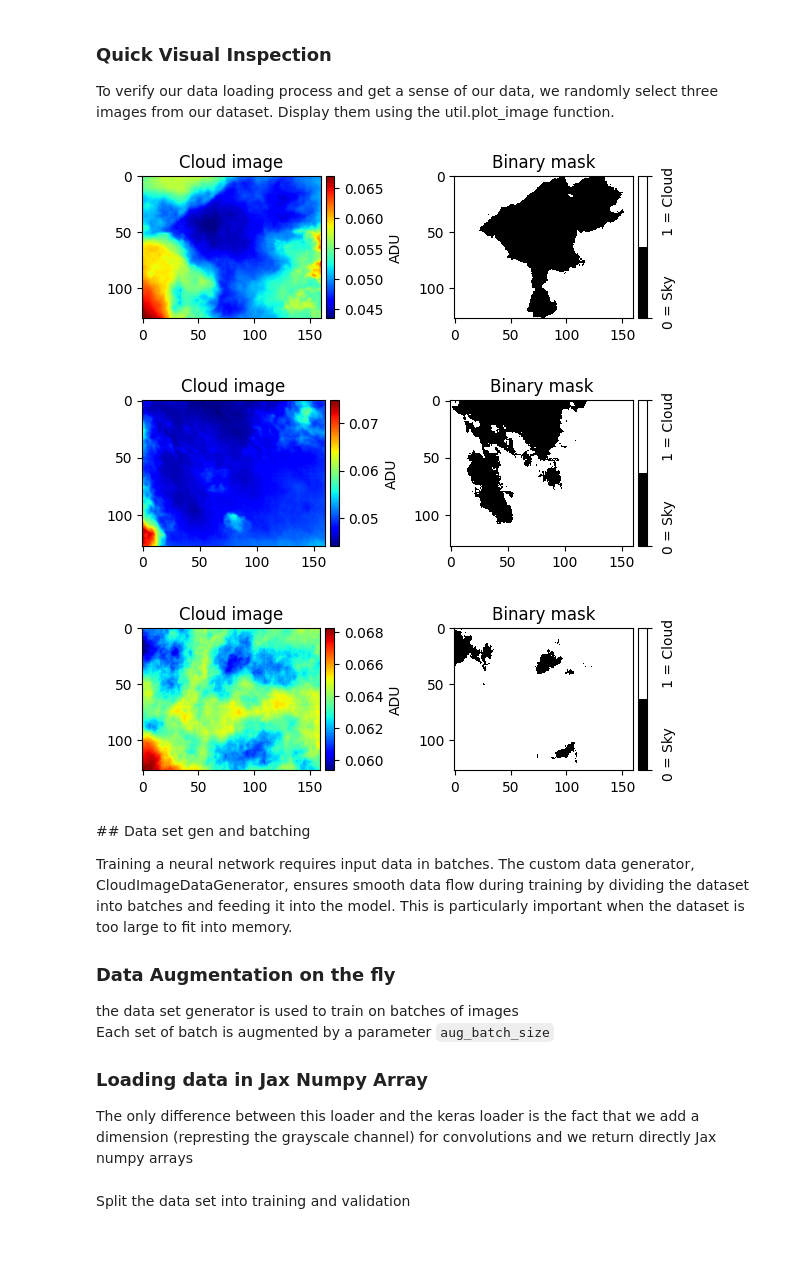
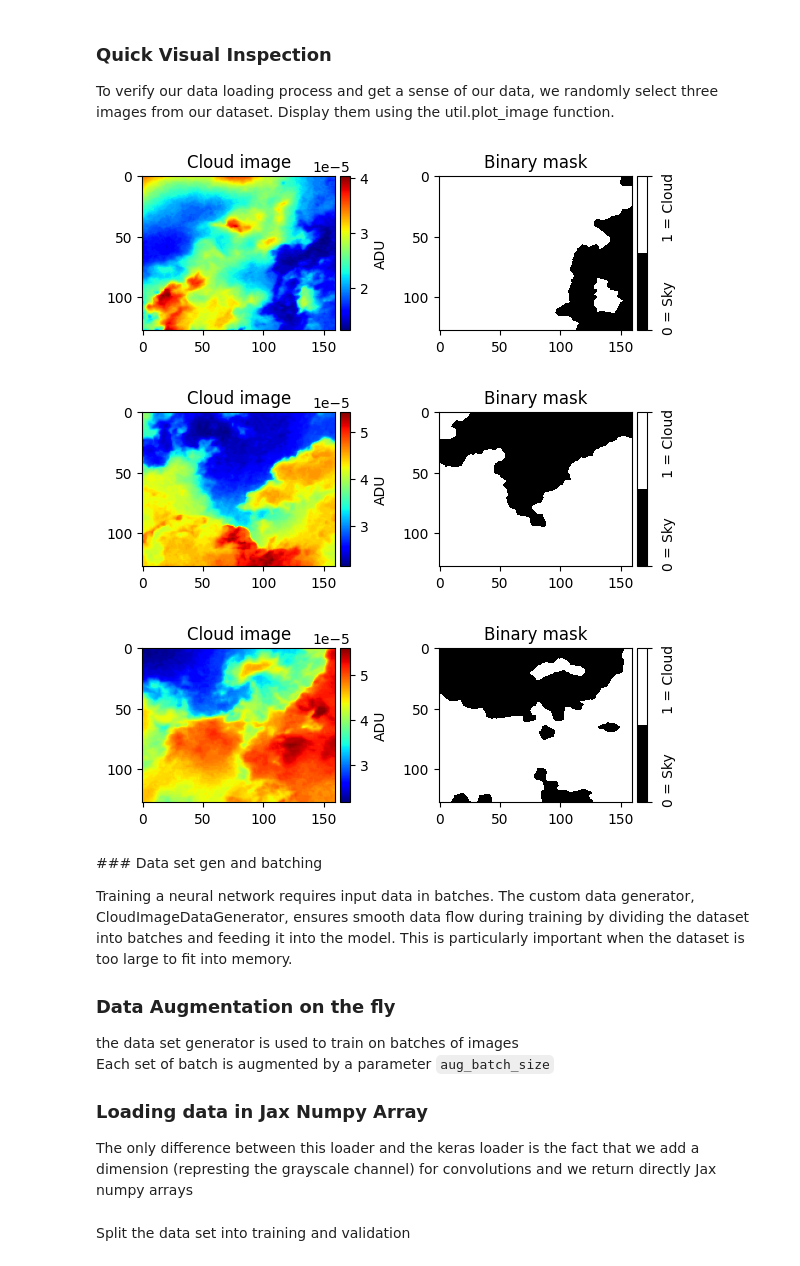
Before and after one commit to ASKabalan/-infrared-cloud-detection-, a Jupyter notebook: notebooks/CloudSegmentation_Jax.ipynb, the cells around one changed output. Drawn from its saved outputs; the diff is of its cells as text; code cells hidden in the pictures.

```diff
--- a/notebooks/CloudSegmentation_Jax.ipynb
+++ b/notebooks/CloudSegmentation_Jax.ipynb
@@ -222,7 +308,7 @@ def open_fits_with_mask(filename):
 **Shuffle the List:** To ensure randomness and avoid any inherent order bias, we shuffle our list of images.\
 **Parallel Processing:** Leveraging the joblib library, we employ parallel processing to efficiently load all our FITS files using multiple cores.
 # %%
-images_list = glob.glob('/gdrive/MyDrive/Colab/CIRRUS/CIRRUS_DS/Seg/DS1_MASKED_SUBSET/*.fits')
+images_list = glob.glob('/gdrive/MyDrive/Colab/CIRRUS/CIRRUS_DS/public_datasets/SWIMSEG/*.fits')
 images_list = random.choices(images_list, k=len(images_list))
 
 with parallel_backend('threading', n_jobs=num_cores):
@@ -236,13 +322,13 @@ Display them using the util.plot_image function.
 # %%
 for _ in range(3):
     random_index = random.randint(0, len(l_fits) - 1)
-    util.plot_image(data=l_fits[random_index] , figsize=(6,3))
+    viz.plot_image(data=l_fits[random_index] , figsize=(6,3))
 # %% [output]
-[figure, old version]
+[figure, new version]
-[figure, old version]
+[figure, new version]
-[figure, old version]
+[figure, new version]
 # %% [markdown]
-## Data set gen and batching
+### Data set gen and batching
 
 Training a neural network requires input data in batches. The custom data generator, CloudImageDataGenerator, ensures smooth data flow during training by dividing the dataset into batches and feeding it into the model. This is particularly important when the dataset is too large to fit into memory.
 
```
Also changed, not shown: parts of 45 cells of this notebook, 5 other files.
